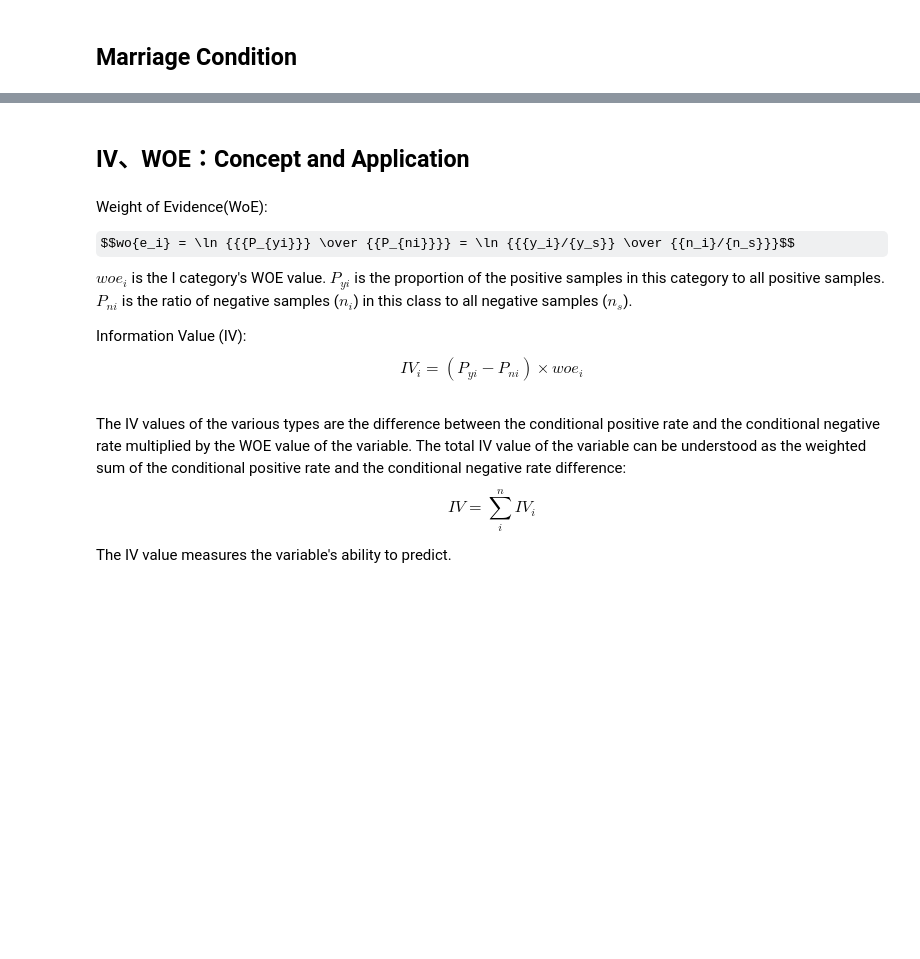
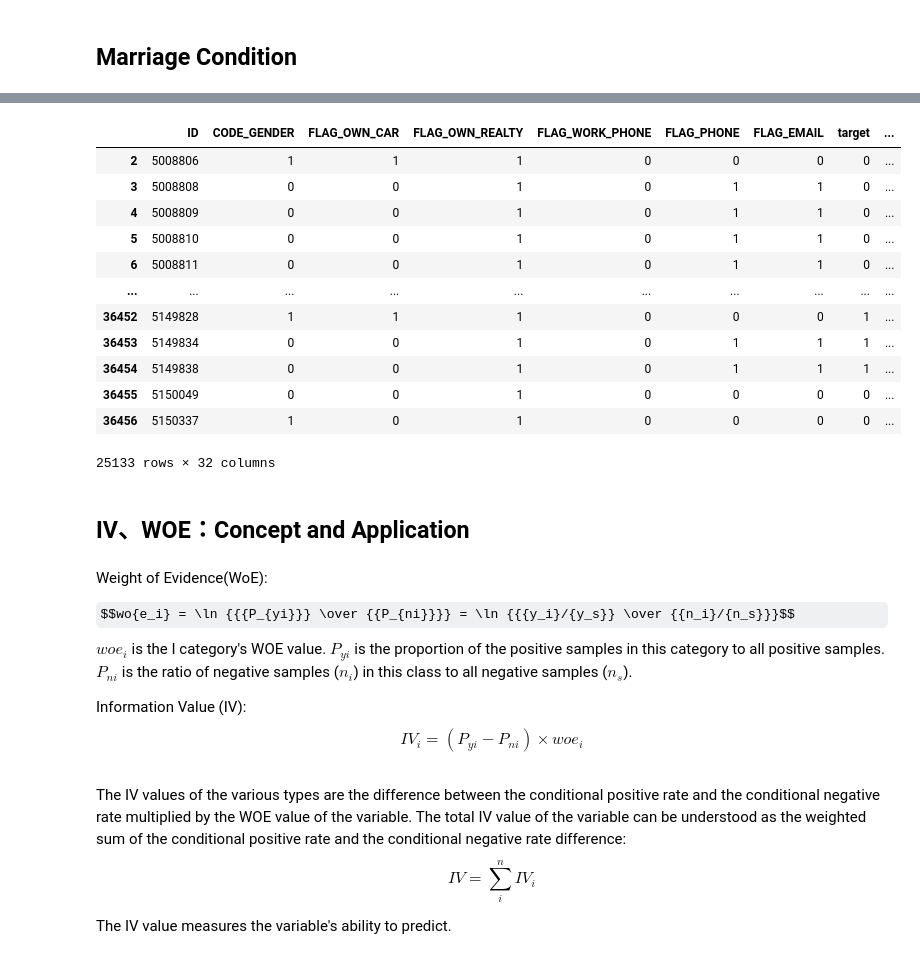
Before and after one commit to firstChetsadakon/machine-learning, a Jupyter notebook: credit__card_approval_prediction_using_ML.ipynb, the cells around one changed output, grey strips where cells are left out. Saved outputs shown, nothing was run; the diff lists cells and outputs as text; code cells hidden in the pictures; some formulas as TeX source; blank space fills up the shorter version.

```diff
--- a/credit__card_approval_prediction_using_ML.ipynb
+++ b/credit__card_approval_prediction_using_ML.ipynb
@@ -525,2 +921,2 @@ data.head()
 # %%
-new_data = convert_dummy(new_data,'houtp')
+filtered_application_df = convert_dummy(filtered_application_df,'NAME_HOUSING_TYPE')
@@ -527,7 +939,7 @@ new_data = convert_dummy(new_data,'houtp')
 # %% [markdown]
 ## Education
 # %%
-new_data.loc[new_data['edutp']=='Academic degree','edutp']='Higher education'
-iv, data=calc_iv(new_data,'edutp','target')
-ivtable.loc[ivtable['variable']=='edutp','IV']=iv
+filtered_application_df.loc[filtered_application_df['NAME_EDUCATION_TYPE']=='Academic degree','NAME_EDUCATION_TYPE']='Higher education'
+iv, data=calc_iv(filtered_application_df,'NAME_EDUCATION_TYPE','target')
+ivtable.loc[ivtable['variable']=='NAME_EDUCATION_TYPE','IV']=iv
 data.head()
@@ -534,2 +959,2 @@ data.head()
 # %%
-new_data = convert_dummy(new_data,'edutp')
+filtered_application_df = convert_dummy(filtered_application_df,'NAME_EDUCATION_TYPE')
@@ -544,2 +1008,18 @@ data.head()
 # %%
-new_data = convert_dummy(new_data,'famtp')
+filtered_application_df = convert_dummy(filtered_application_df,'NAME_FAMILY_STATUS')
+# %%
+filtered_application_df
+# %% [output]
+|  | ID | CODE_GENDER | FLAG_OWN_CAR | FLAG_OWN_REALTY | FLAG_WORK_PHONE | FLAG_PHONE | FLAG_EMAIL | target | ... |
+| 2 | 5008806 | 1 | 1 | 1 | 0 | 0 | 0 | 0 | ... |
+| 3 | 5008808 | 0 | 0 | 1 | 0 | 1 | 1 | 0 | ... |
+| 4 | 5008809 | 0 | 0 | 1 | 0 | 1 | 1 | 0 | ... |
+| 5 | 5008810 | 0 | 0 | 1 | 0 | 1 | 1 | 0 | ... |
+| 6 | 5008811 | 0 | 0 | 1 | 0 | 1 | 1 | 0 | ... |
+| ... | ... | ... | ... | ... | ... | ... | ... | ... | ... |
+| 36452 | 5149828 | 1 | 1 | 1 | 0 | 0 | 0 | 1 | ... |
+| 36453 | 5149834 | 0 | 0 | 1 | 0 | 1 | 1 | 1 | ... |
+| 36454 | 5149838 | 0 | 0 | 1 | 0 | 1 | 1 | 1 | ... |
+| 36455 | 5150049 | 0 | 0 | 1 | 0 | 0 | 0 | 0 | ... |
+| 36456 | 5150337 | 1 | 0 | 1 | 0 | 0 | 0 | 0 | ... |
+25133 rows × 32 columns
```
Also changed, not shown: parts of 65 cells of this notebook.
